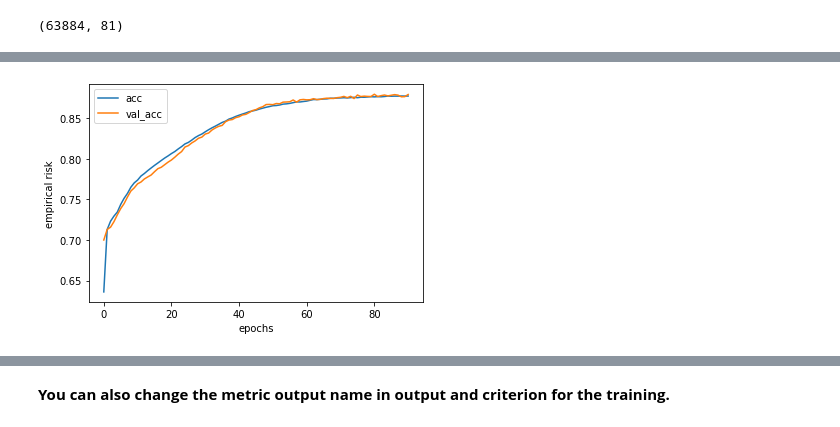
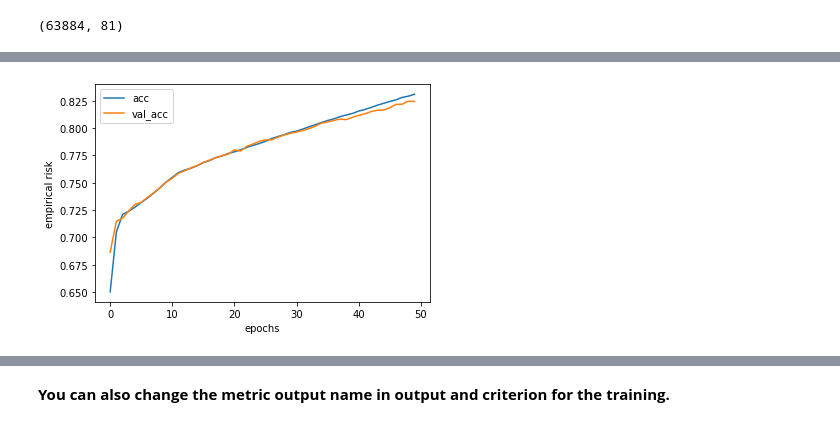
Before and after one commit to Abermal/BiVa, a Jupyter notebook: Example-classification.ipynb, the cells around one changed output, grey strips where cells are left out. Cells and saved outputs as stored; diff of their text form; code cells hidden in the pictures.

```diff
--- a/Example-classification.ipynb
+++ b/Example-classification.ipynb
@@ -395,27 +480,13 @@ HBox( [ Plot(), pdays_contacted.describe() ], css = { 'height': '20em', 'column-
 # %%
-print(categorical)
-
 # The number of attributes you need to pass after `config` depends on how many data arguments you pass to the Agent()
 def preprocessing(config: dict, x, y):
     x = x.copy()  # to prevent change of values in the initial dataset
-    try:
-        if config['one_hot_encode']:
-            x = pd.get_dummies(x, columns=categorical)
-    except KeyError:
-        pass
-    try:
-        ##### Modell recall as an inverse on the pdays (number of days that passed by after the client was last contacted)
-        if config['new_features']:
-            x["recall"] = x.pdays.apply(lambda el: 0 if (el == -1) or (el == 0) else 1 / el)
-            x['attention'] = x.duration * x.campaign
-            x['recognition'] = x.attention * x.recall
-            x['importance'] = x.recognition * x.balance
-    except KeyError:
-        pass
+    x = feature_transform(config, x)
+
+    if config.get('print_prepr', False): print(f'doing preprocessing on {x.shape[0]} samples')
     return x, y
 
-
-build_model_xgb = lambda x: XGBClassifier(**x, verbosity=0)
+build_model_xgb = lambda x: XGBClassifier(**x, verbosity=0, use_label_encoder=False)
 
 # Not
 agnt = Agent(X, y, build_model=build_model_xgb, preprocessing=preprocessing)
@@ -617,14 +727,14 @@ config_keras = {
     'denseLayer1': 256, 'actFuncL1': 'elu',
     'denseLayer2': 256, 'actFuncL2': 'elu',
     'actFuncLast': 'sigmoid',
-    'epochs':5, 'batch_size': 32,
+    'epochs': 5, 'batch_size': 512,
     'lr': 0.01, 'beta_1': 0.85}
 # %%
 callbacks = [tf.keras.callbacks.EarlyStopping(monitor='loss', min_delta=0.0005, patience=4)]
 agent = Agent(X_res_enc, y_res, build_model=build_model_keras, callbacks=callbacks)
 # %%
 %%time
-log, model = agent.train_model_on(config_keras, n_trainings=3, epochs=1000, batch_size=256)
+log, model = agent.train_model_on(config_keras, n_trainings=3, epochs=50, batch_size=512)
 plot_epochs(log, metrics)
 # %% [output]
 Training on 57495 samples, testing on 6389 samples.
@@ -636 +747 @@ Average values:      |       3.1863e-01 |           3.2253e-01
-[figure, old version]
+[figure, new version]
```
Also changed, not shown: parts of 73 cells of this notebook, 1 other file.
